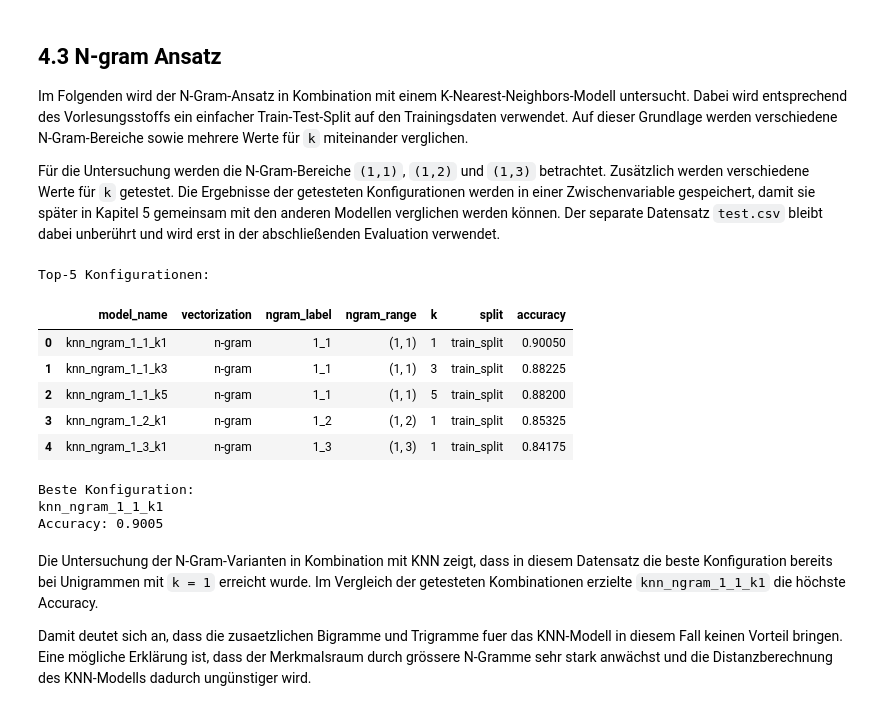
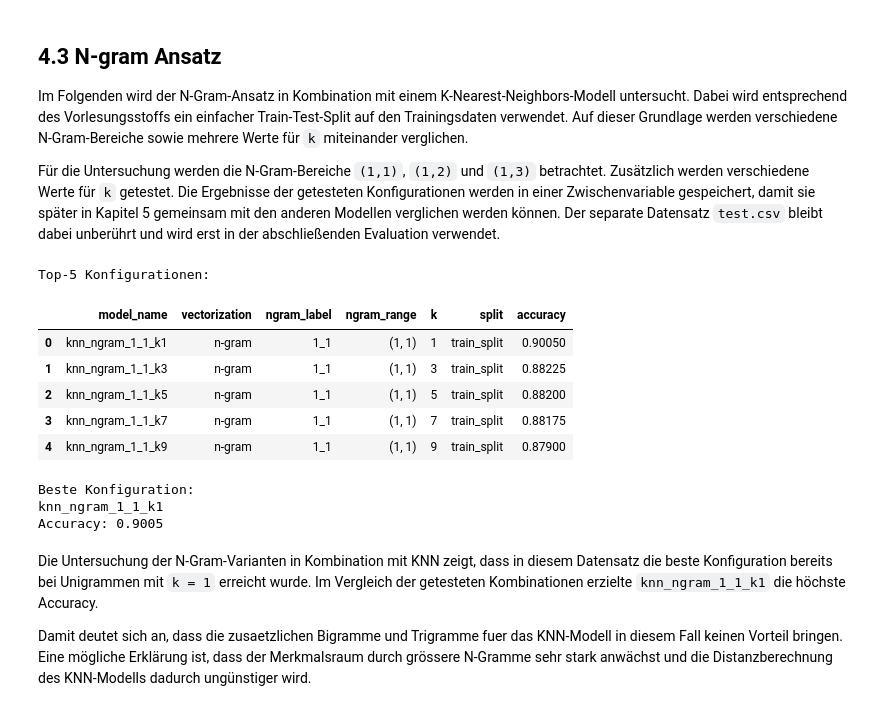
Before and after one commit to andreashubertus/DSundKI2, a Jupyter notebook: main.ipynb, the cells around one changed output. Saved outputs shown, nothing was run; the diff lists cells and outputs as text; code cells hidden in the pictures.

Commit message:
add 7 in 9 in candidate_k_values in 4.3

```diff
--- a/main.ipynb
+++ b/main.ipynb
@@ -431,7 +431,7 @@ X_train, X_test, y_train, y_test = train_test_split(
 )
 
 candidate_ngram_ranges = [(1, 1), (1, 2), (1, 3)]
-candidate_k_values = [1, 3, 5]
+candidate_k_values = [1, 3, 5, 7, 9]
 
 ngram_search_results = []
 
@@ -446,35 +446,35 @@ for ngram_range in candidate_ngram_ranges:
         y_pred = knn_model.predict(X_test_vec)
 
         ngram_search_results.append({
             "model_name": f"knn_ngram_{ngram_range[0]}_{ngram_range[1]}_k{k}",
             "vectorization": "n-gram",
             "ngram_label": f"{ngram_range[0]}_{ngram_range[1]}",
             "ngram_range": ngram_range,
             "k": k,
             "split": "train_split",
             "accuracy": accuracy_score(y_test, y_pred)
         })
 
 ngram_search_df = pd.DataFrame(ngram_search_results).sort_values(
     by="accuracy", ascending=False
 ).reset_index(drop=True)
 
 best_ngram_result = ngram_search_df.iloc[0].to_dict()
 
 print("Top-5 Konfigurationen:")
 display(ngram_search_df.head())
 
 print("Beste Konfiguration:")
 print(best_ngram_result["model_name"])
 print(f"Accuracy: {best_ngram_result['accuracy']:.4f}")
 # %% [output]
 Top-5 Konfigurationen:
 |  | model_name | vectorization | ngram_label | ngram_range | k | split | accuracy |
 | 0 | knn_ngram_1_1_k1 | n-gram | 1_1 | (1, 1) | 1 | train_split | 0.90050 |
 | 1 | knn_ngram_1_1_k3 | n-gram | 1_1 | (1, 1) | 3 | train_split | 0.88225 |
 | 2 | knn_ngram_1_1_k5 | n-gram | 1_1 | (1, 1) | 5 | train_split | 0.88200 |
-| 3 | knn_ngram_1_2_k1 | n-gram | 1_2 | (1, 2) | 1 | train_split | 0.85325 |
-| 4 | knn_ngram_1_3_k1 | n-gram | 1_3 | (1, 3) | 1 | train_split | 0.84175 |
+| 3 | knn_ngram_1_1_k7 | n-gram | 1_1 | (1, 1) | 7 | train_split | 0.88175 |
+| 4 | knn_ngram_1_1_k9 | n-gram | 1_1 | (1, 1) | 9 | train_split | 0.87900 |
 Beste Konfiguration:
 knn_ngram_1_1_k1
 Accuracy: 0.9005
```
